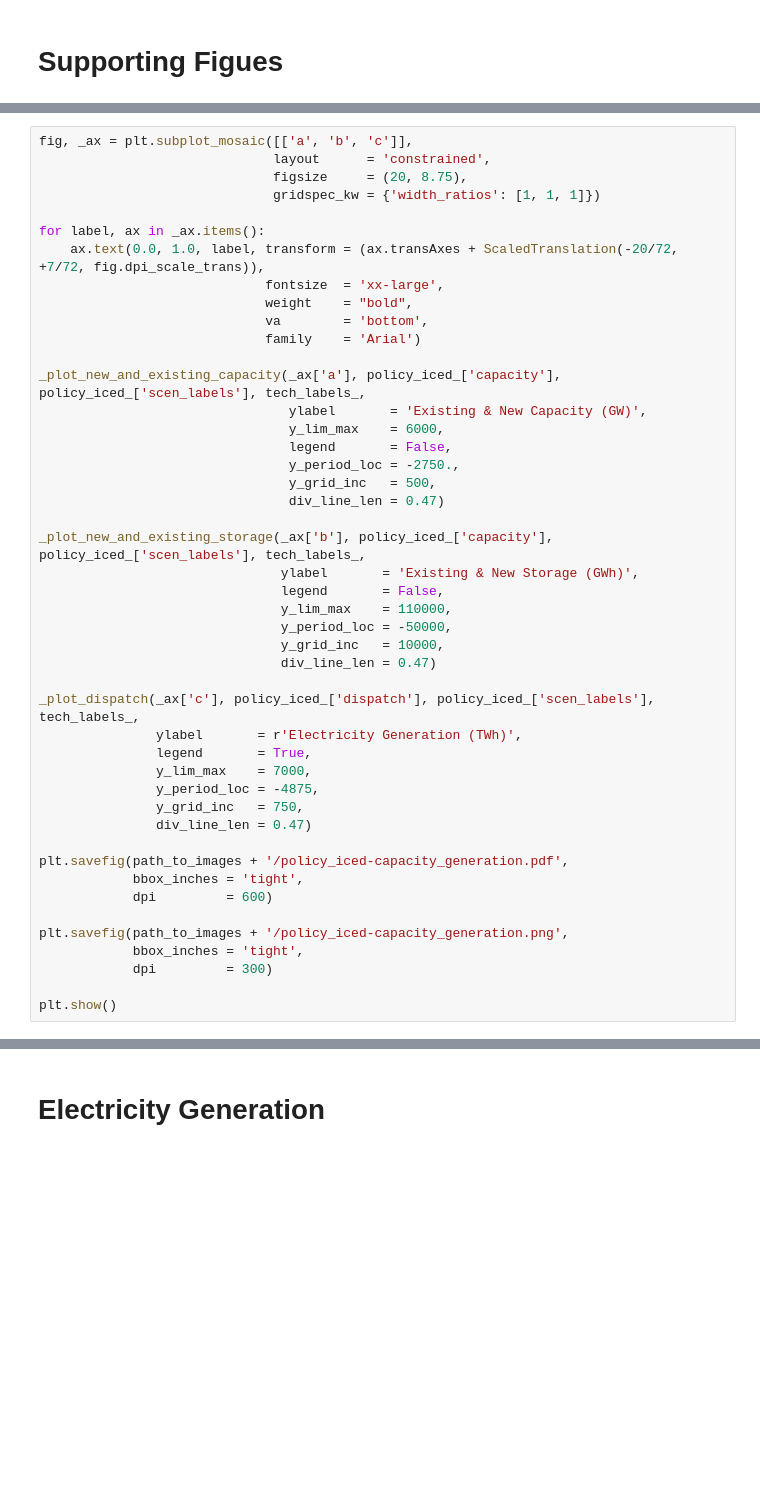
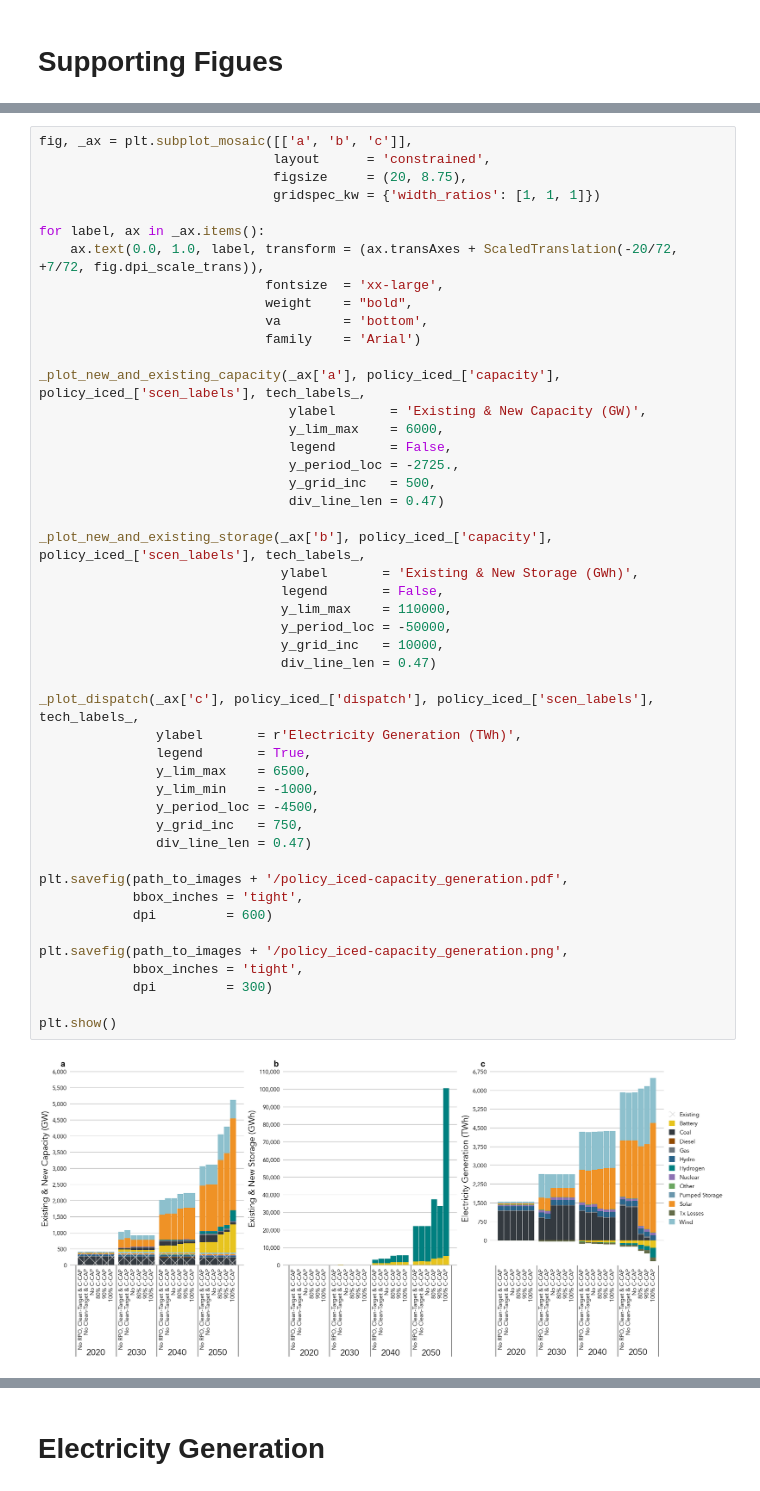
Before and after one commit to cetlab-ucsb/gridpath_india_viz, a Jupyter notebook: software/system_level-capacity_generation.ipynb, the cells around one changed output, grey strips where cells are left out. Cells and saved outputs as stored; diff of their text form; blank space fills up the shorter version.

```diff
--- a/software/system_level-capacity_generation.ipynb
+++ b/software/system_level-capacity_generation.ipynb
@@ -1301,36 +1338,39 @@ for label, ax in _ax.items():
 _plot_new_and_existing_capacity(_ax['a'], policy_iced_['capacity'], policy_iced_['scen_labels'], tech_labels_,
                                 ylabel       = 'Existing & New Capacity (GW)',
                                 y_lim_max    = 6000,
                                 legend       = False,
-                                y_period_loc = -2750.,
+                                y_period_loc = -2725.,
                                 y_grid_inc   = 500,
                                 div_line_len = 0.47)
 
 _plot_new_and_existing_storage(_ax['b'], policy_iced_['capacity'], policy_iced_['scen_labels'], tech_labels_,
                                ylabel       = 'Existing & New Storage (GWh)',
                                legend       = False,
                                y_lim_max    = 110000,
                                y_period_loc = -50000,
                                y_grid_inc   = 10000,
                                div_line_len = 0.47)
 
 _plot_dispatch(_ax['c'], policy_iced_['dispatch'], policy_iced_['scen_labels'], tech_labels_,
                ylabel       = r'Electricity Generation (TWh)',
                legend       = True,
-               y_lim_max    = 7000,
-               y_period_loc = -4875,
+               y_lim_max    = 6500,
+               y_lim_min    = -1000,
+               y_period_loc = -4500,
                y_grid_inc   = 750,
                div_line_len = 0.47)
 
 plt.savefig(path_to_images + '/policy_iced-capacity_generation.pdf',
             bbox_inches = 'tight',
             dpi         = 600)
 
 plt.savefig(path_to_images + '/policy_iced-capacity_generation.png',
             bbox_inches = 'tight',
             dpi         = 300)
 
 plt.show()
+# %% [output]
+[figure, added]
 # %%
 alt_tech_                = {}
 alt_tech_['scen_labels'] = pd.read_csv(path_to_csvs + '/alt_tech-scenario_labels.csv')
```
Also changed, not shown: parts of 7 cells of this notebook, 3 other files.
